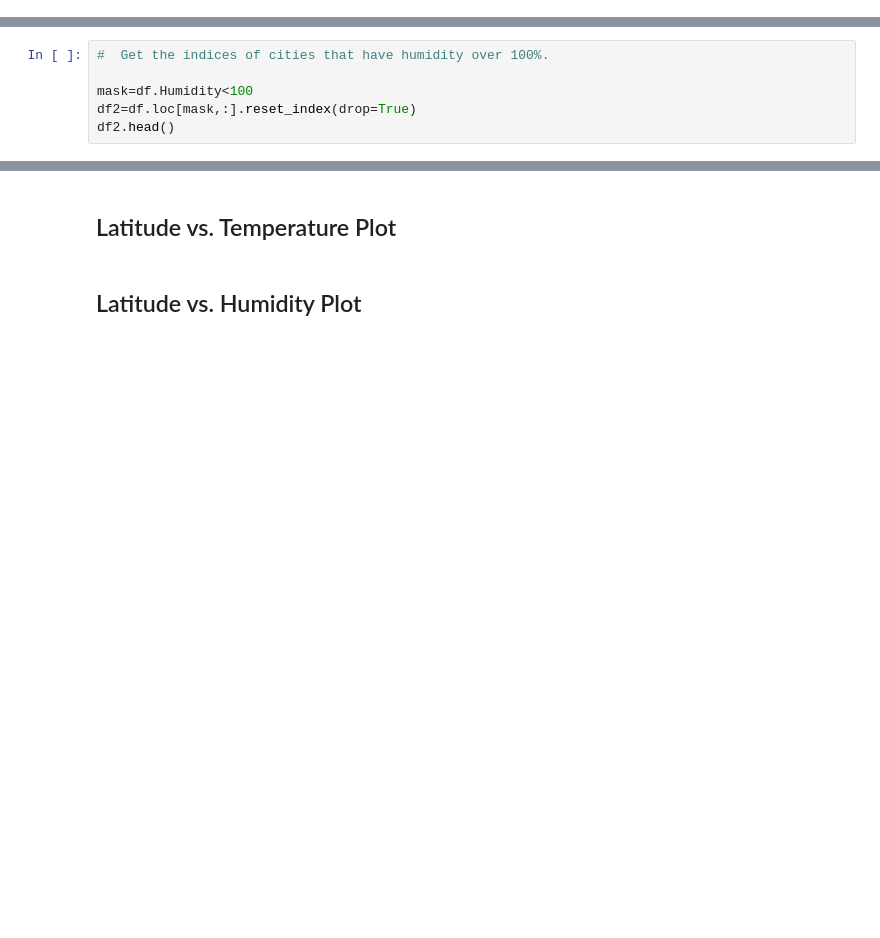
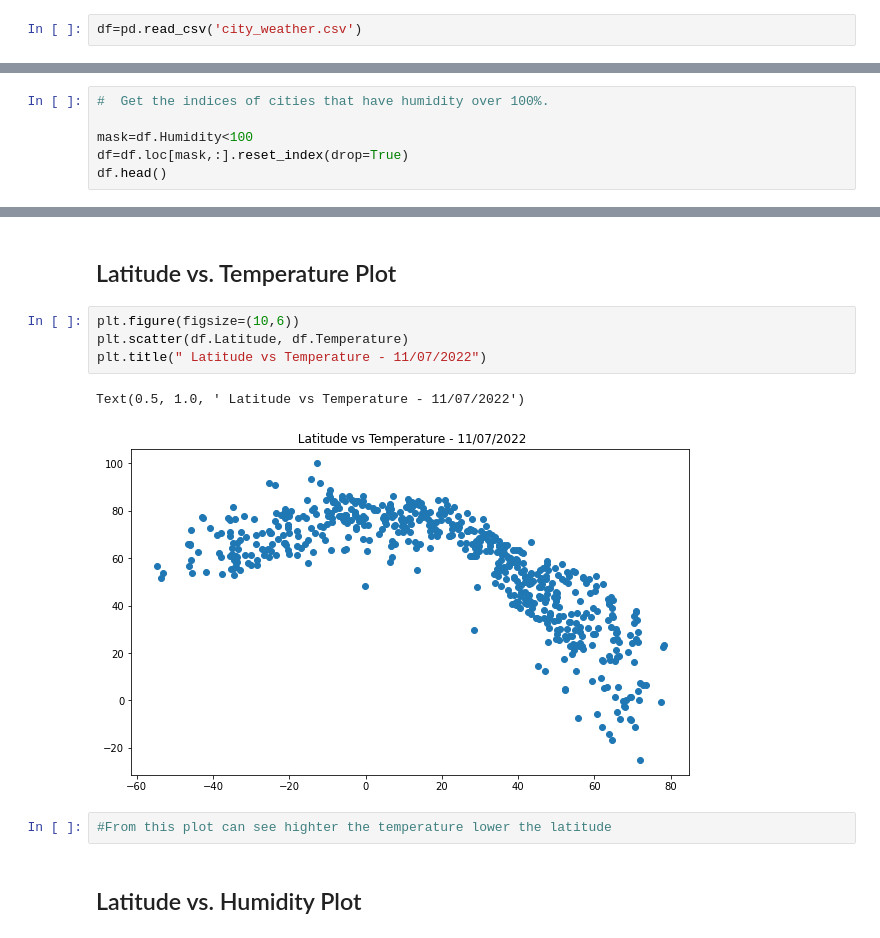
Before and after one commit to qazmklp/SMU-DATACAMP-HW-092022, a Jupyter notebook: 06-Python-APIs/Solutions/WeatherPy.ipynb, the cells around one changed output, grey strips where cells are left out. Cells and saved outputs as stored; diff of their text form; blank space fills up the shorter version.

```diff
--- a/06-Python-APIs/Solutions/WeatherPy.ipynb
+++ b/06-Python-APIs/Solutions/WeatherPy.ipynb
@@ -202,4 +191,6 @@ pyrzyce
 * Display the DataFrame
 # %%
 df.to_csv('city_weather.csv',index = False)
+# %%
+df=pd.read_csv('city_weather.csv')
 # %%
@@ -215,8 +205,8 @@ Skip this step if there are no cities that have humidity > 100%.
 #  Get the indices of cities that have humidity over 100%.
 
 mask=df.Humidity<100
-df2=df.loc[mask,:].reset_index(drop=True)
-df2.head()
+df=df.loc[mask,:].reset_index(drop=True)
+df.head()
 # %% [output]
 |  | City | Latitude | Longitude | Temperature | Humidity | Windspeed | Cloudiness |
 | 0 | barrow | 71.290556 | -156.788611 | 24.82 | 80 | 23.02 | 100 |
@@ -233,5 +223,14 @@ df2.head()
 * Save the plotted figures as .pngs.
 # %% [markdown]
 ## Latitude vs. Temperature Plot
+# %%
+plt.figure(figsize=(10,6))
+plt.scatter(df.Latitude, df.Temperature)
+plt.title(" Latitude vs Temperature - 11/07/2022")
+# %% [output]
+Text(0.5, 1.0, ' Latitude vs Temperature - 11/07/2022')
+[figure, added]
+# %%
+#From this plot can see highter the temperature lower the latitude
 # %% [markdown]
 ## Latitude vs. Humidity Plot
```
Also changed, not shown: parts of 23 cells of this notebook, 15 other files.
